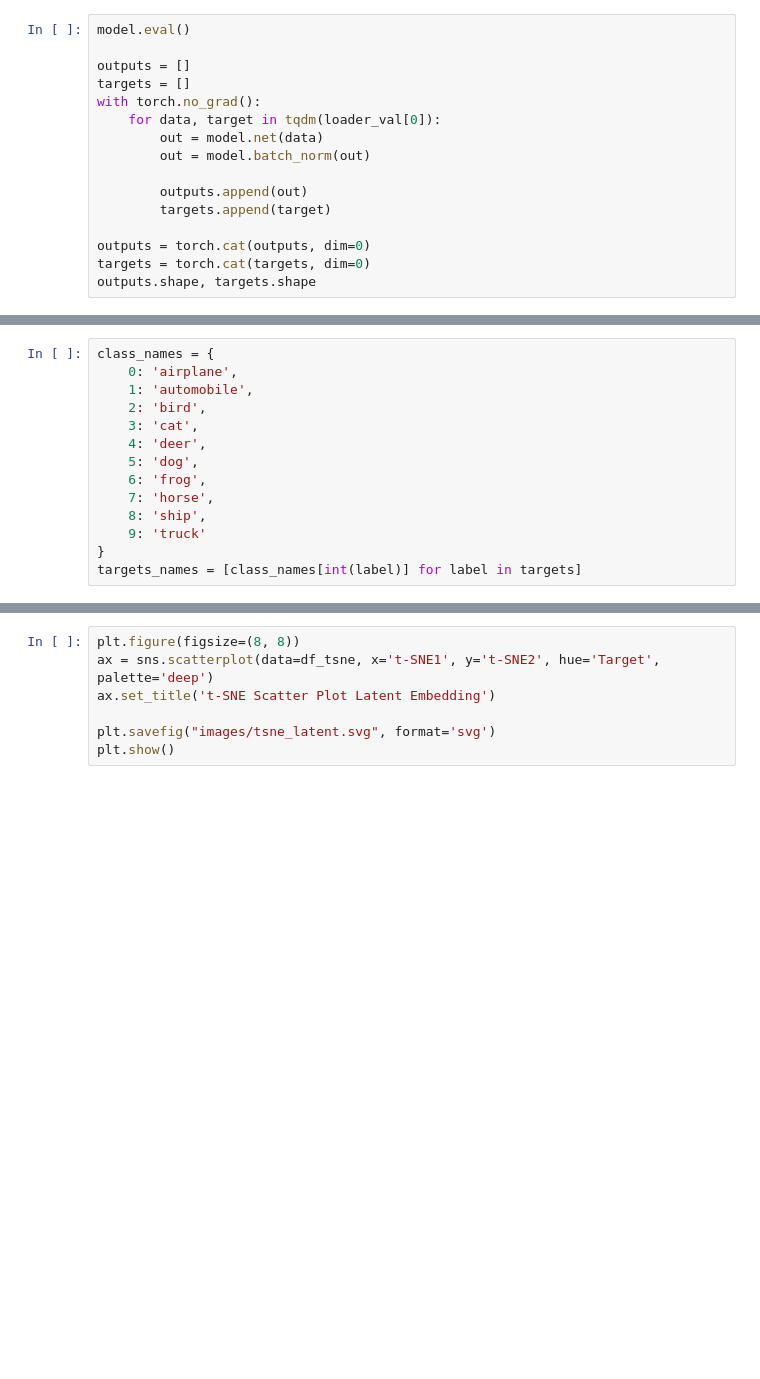
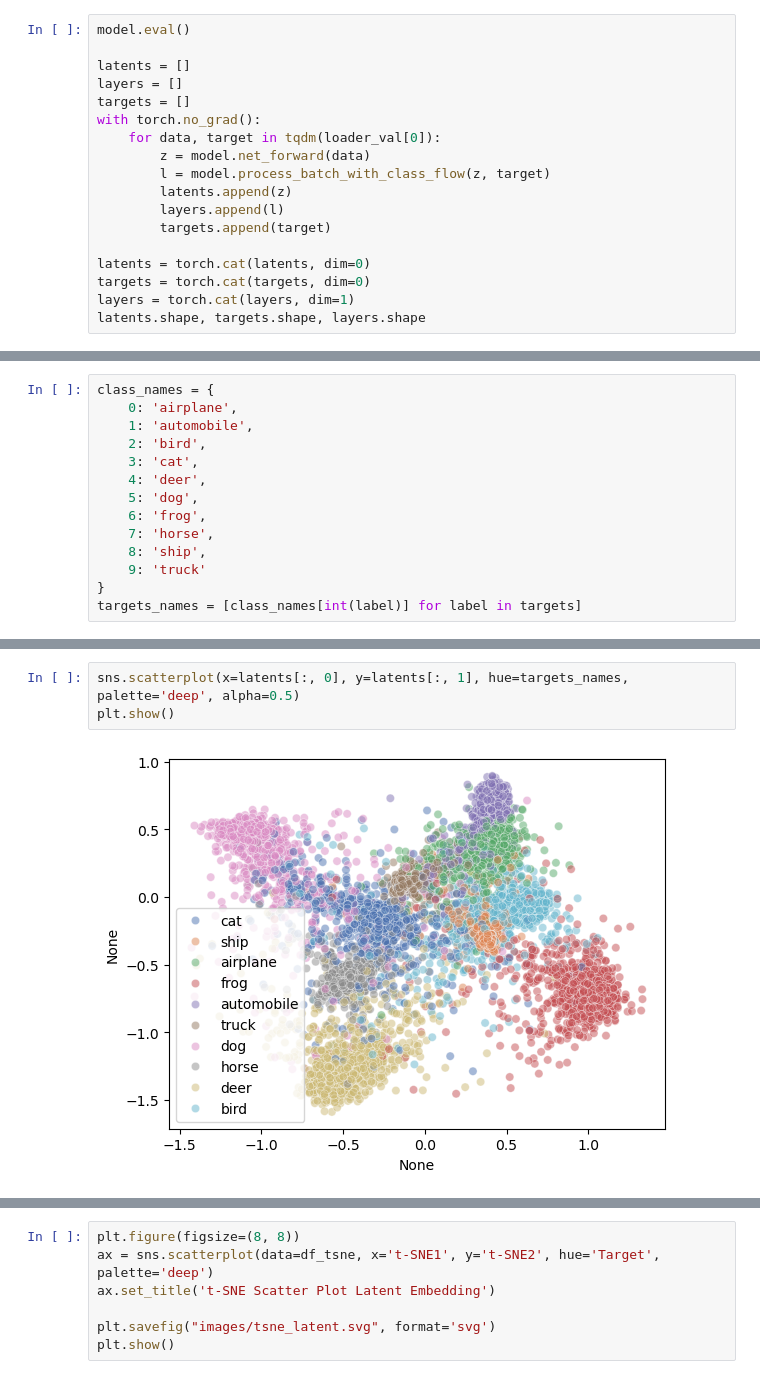
Before and after one commit to alirezamhm/Posterior-network-under-diffusion, a Jupyter notebook: Visualization.ipynb, the cells around one changed output, grey strips where cells are left out. Saved outputs shown, nothing was run; the diff lists cells and outputs as text; blank space fills up the shorter version.

Commit message:
updated visualization

```diff
--- a/Visualization.ipynb
+++ b/Visualization.ipynb
@@ -29,17 +29,19 @@ model = load_model(args, fn, res, num_classes, class_counts)
 # %%
 model.eval()
 
-outputs = []
+latents = []
+layers = []
 targets = []
 with torch.no_grad():
     for data, target in tqdm(loader_val[0]):
-        out = model.net(data)
-        out = model.batch_norm(out)
-
-        outputs.append(out)
+        z = model.net_forward(data)
+        l = model.process_batch_with_class_flow(z, target)
+        latents.append(z)
+        layers.append(l)
         targets.append(target)
 
-outputs = torch.cat(outputs, dim=0)
+latents = torch.cat(latents, dim=0)
 targets = torch.cat(targets, dim=0)
-outputs.shape, targets.shape
+layers = torch.cat(layers, dim=1)
+latents.shape, targets.shape, layers.shape
 # %% [output]
@@ -83,3 +69,8 @@ pairplot.savefig("images/pairplot_latent.svg", format='svg')
 plt.show()
 # %% [output]
 [figure]
+# %%
+sns.scatterplot(x=latents[:, 0], y=latents[:, 1], hue=targets_names, palette='deep', alpha=0.5)
+plt.show()
+# %% [output]
+[figure, added]
```
Also changed, not shown: parts of 12 cells of this notebook, 5 other files.
